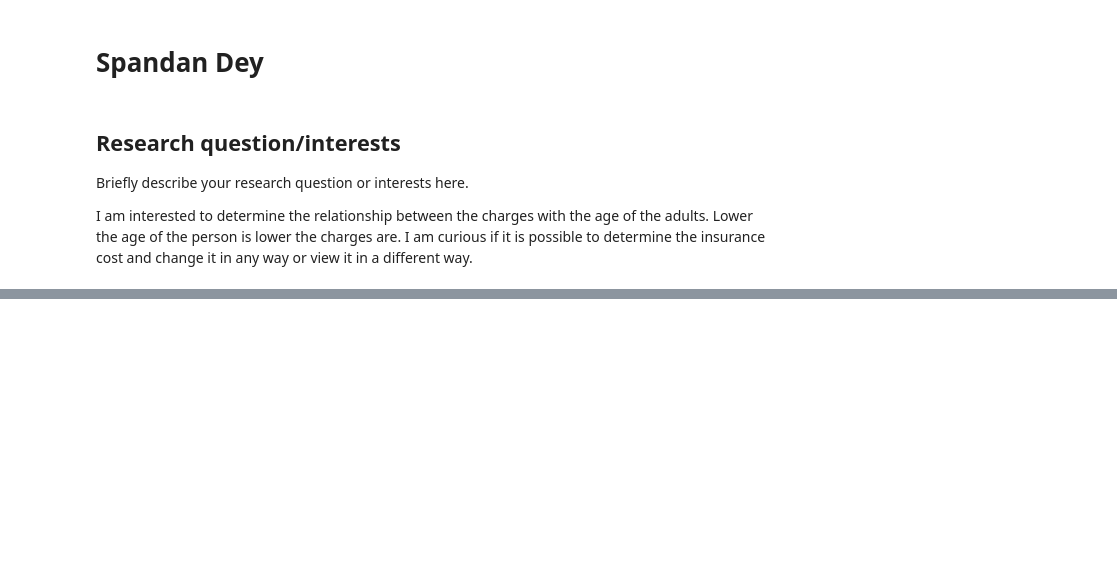
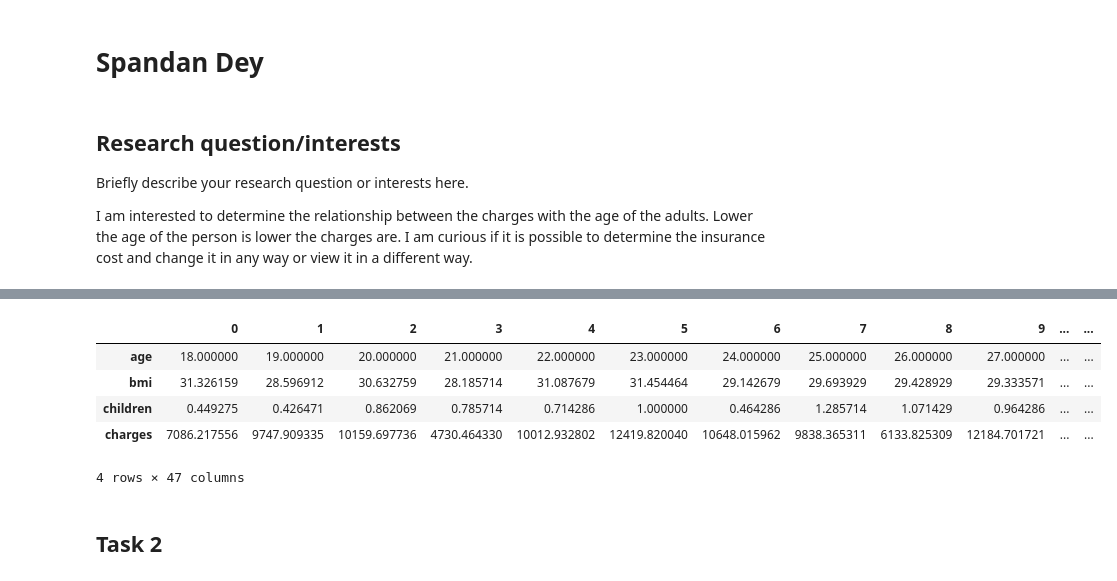
Before and after one commit to data301-2021-winter1/project-group60-project, a Jupyter notebook: notebooks/analysis2.ipynb, the cells around one changed output, grey strips where cells are left out. Cells and saved outputs as stored; diff of their text form; code cells hidden in the pictures; blank space fills up the shorter version.

```diff
--- a/notebooks/analysis2.ipynb
+++ b/notebooks/analysis2.ipynb
@@ -26,0 +88,11 @@ pd.read_csv("https://gist.githubusercontent.com/meperezcuello/82a9f1c1c473d6585e
+# %%
+df.groupby('age').mean().reset_index().T
+# %% [output]
+|  | 0 | 1 | 2 | 3 | 4 | 5 | 6 | 7 | 8 | 9 | ... | ... |
+| age | 18.000000 | 19.000000 | 20.000000 | 21.000000 | 22.000000 | 23.000000 | 24.000000 | 25.000000 | 26.000000 | 27.000000 | ... | ... |
+| bmi | 31.326159 | 28.596912 | 30.632759 | 28.185714 | 31.087679 | 31.454464 | 29.142679 | 29.693929 | 29.428929 | 29.333571 | ... | ... |
+| children | 0.449275 | 0.426471 | 0.862069 | 0.785714 | 0.714286 | 1.000000 | 0.464286 | 1.285714 | 1.071429 | 0.964286 | ... | ... |
+| charges | 7086.217556 | 9747.909335 | 10159.697736 | 4730.464330 | 10012.932802 | 12419.820040 | 10648.015962 | 9838.365311 | 6133.825309 | 12184.701721 | ... | ... |
+4 rows × 47 columns
+# %% [markdown]
+## Task 2
```
Also changed, not shown: parts of 13 cells of this notebook, 3 other files.
